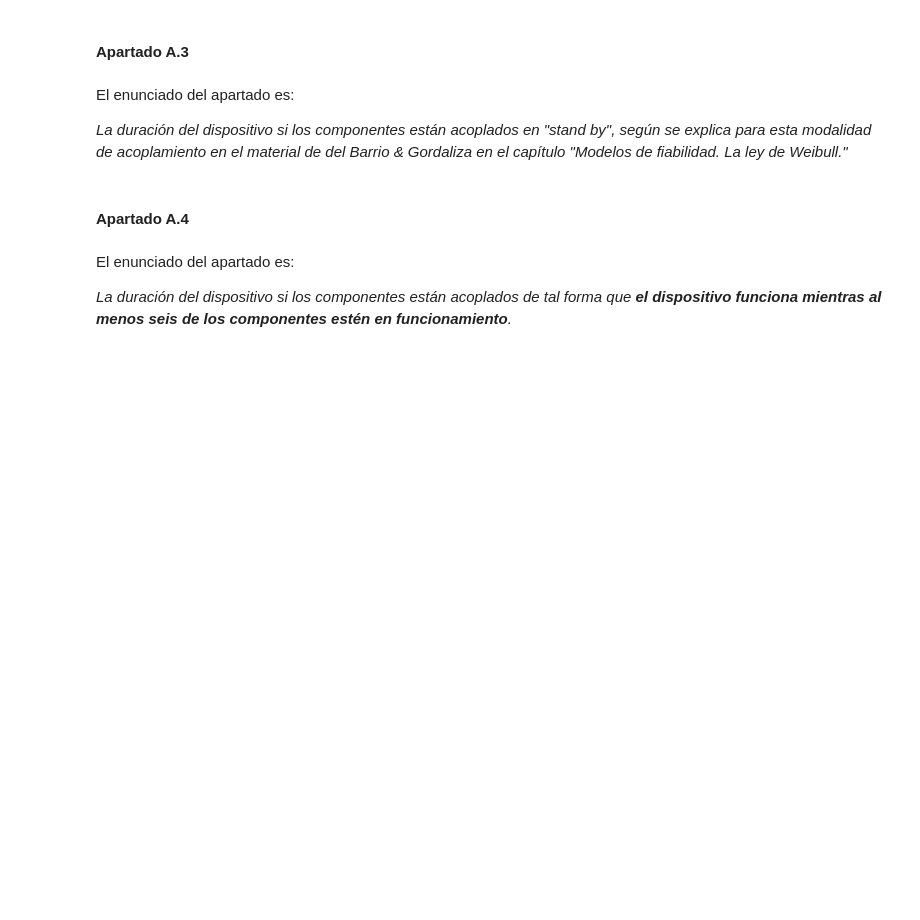
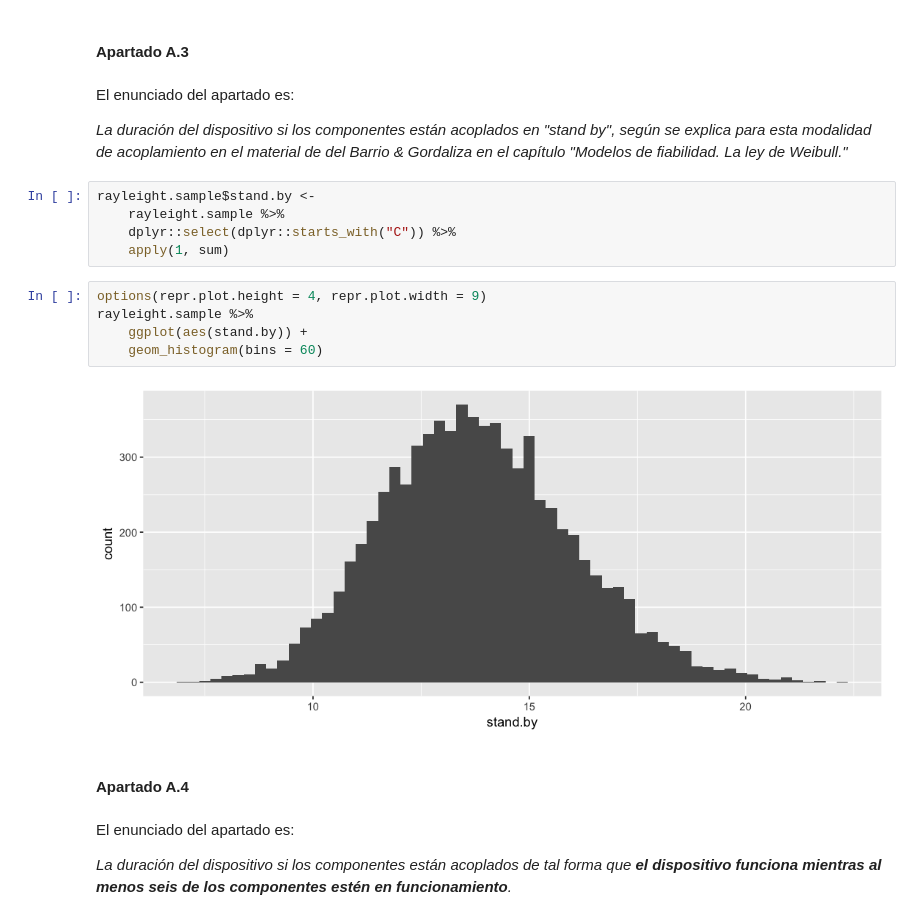
Before and after one commit to garciparedes/monte-carlo-simulation-rayleigh-distribution, a Jupyter notebook: monte-carlo-simulation-of-rayleigh-distribution.ipynb, the cells around one changed output. Drawn from its saved outputs; the diff is of its cells as text; blank space fills up the shorter version.

```diff
--- a/monte-carlo-simulation-of-rayleigh-distribution.ipynb
+++ b/monte-carlo-simulation-of-rayleigh-distribution.ipynb
@@ -152,6 +176,18 @@ El enunciado del apartado es:
 El enunciado del apartado es:
 
 *La duración del dispositivo si los componentes están acoplados en "stand by", según se explica para esta modalidad de acoplamiento en el material de *del Barrio & Gordaliza* en el capítulo "Modelos de fiabilidad. La ley de Weibull."*
+# %%
+rayleight.sample$stand.by <-
+    rayleight.sample %>%
+    dplyr::select(dplyr::starts_with("C")) %>%
+    apply(1, sum)
+# %%
+options(repr.plot.height = 4, repr.plot.width = 9)
+rayleight.sample %>%
+    ggplot(aes(stand.by)) +
+    geom_histogram(bins = 60)
+# %% [output]
+[figure, added]
 # %% [markdown]
 #### Apartado A.4
 # %% [markdown]
```
Also changed, not shown: parts of 10 cells of this notebook.
